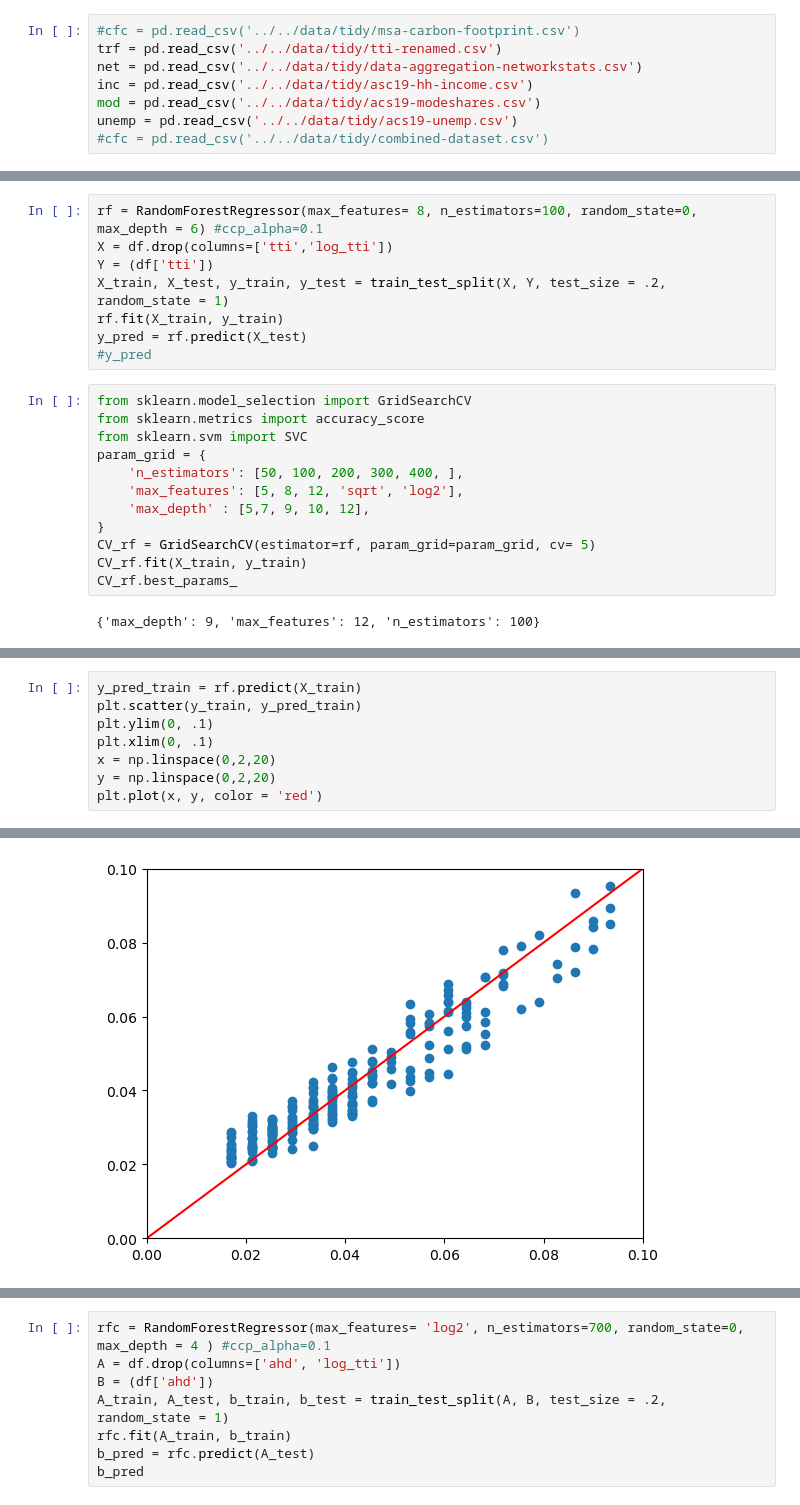
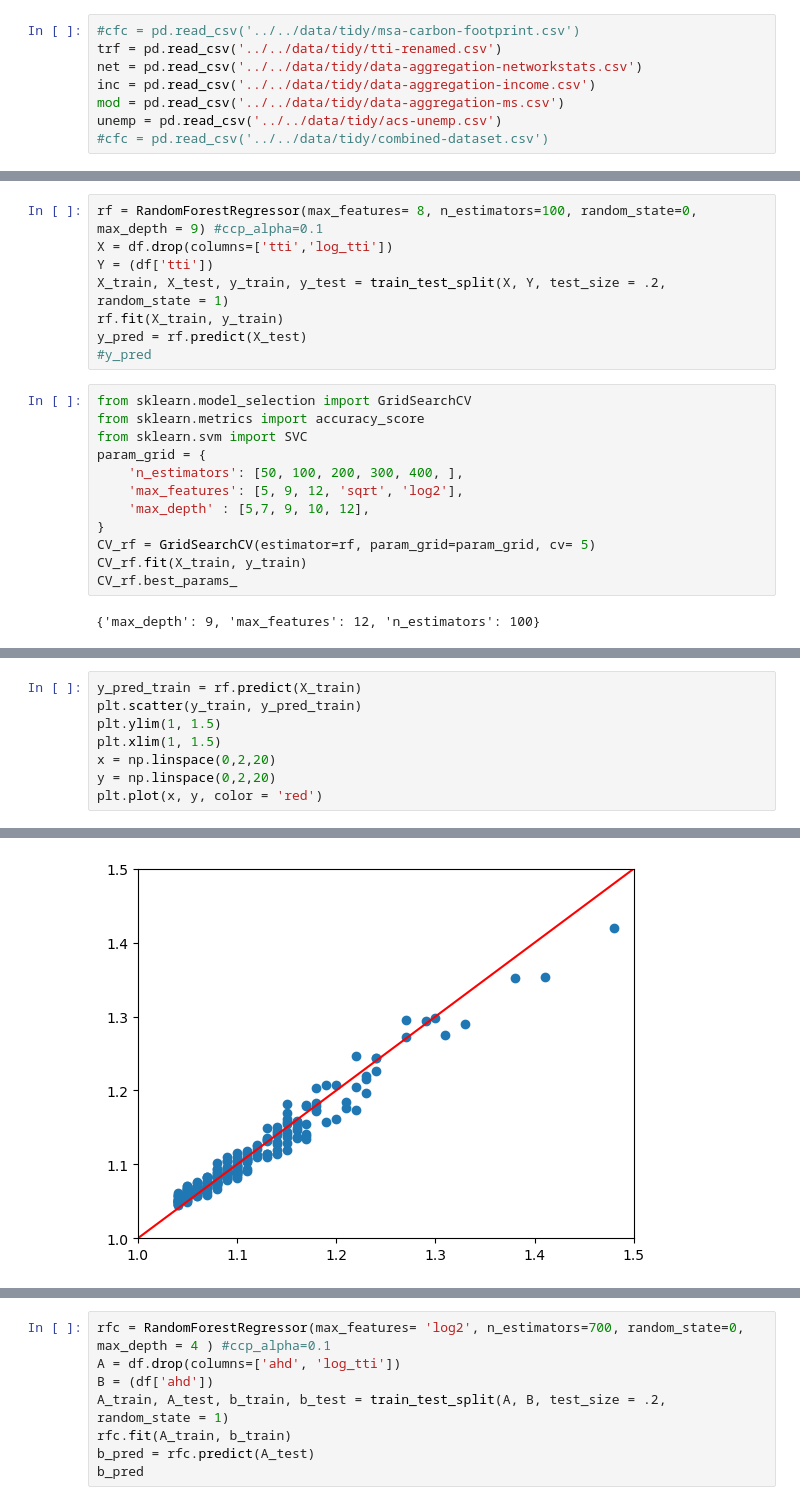
Before and after one commit to narslab/msa-emission-typologies, a Jupyter notebook: bin/jupyter/Congestion-exploration.ipynb, the cells around one changed output, grey strips where cells are left out. Drawn from its saved outputs; the diff is of its cells as text.

Commit message:
Updated to 2019 data, not including population

```diff
--- a/bin/jupyter/Congestion-exploration.ipynb
+++ b/bin/jupyter/Congestion-exploration.ipynb
@@ -28,9 +28,9 @@ from sklearn.inspection import permutation_importance
 #cfc = pd.read_csv('../../data/tidy/msa-carbon-footprint.csv')
 trf = pd.read_csv('../../data/tidy/tti-renamed.csv')
 net = pd.read_csv('../../data/tidy/data-aggregation-networkstats.csv')
-inc = pd.read_csv('../../data/tidy/asc19-hh-income.csv')
-mod = pd.read_csv('../../data/tidy/acs19-modeshares.csv')
-unemp = pd.read_csv('../../data/tidy/acs19-unemp.csv')
+inc = pd.read_csv('../../data/tidy/data-aggregation-income.csv')
+mod = pd.read_csv('../../data/tidy/data-aggregation-ms.csv')
+unemp = pd.read_csv('../../data/tidy/acs-unemp.csv')
 #cfc = pd.read_csv('../../data/tidy/combined-dataset.csv')
 # %%
 #ahd_list = df['ahd'].tolist()
@@ -118,7 +134,7 @@ filepath = Path('../../data/tidy/congestion-exploration.csv', index = False)
 filepath.parent.mkdir(parents=True, exist_ok=True)
 df.to_csv(filepath)
 # %%
-rf = RandomForestRegressor(max_features= 8, n_estimators=100, random_state=0, max_depth = 6) #ccp_alpha=0.1
+rf = RandomForestRegressor(max_features= 8, n_estimators=100, random_state=0, max_depth = 9) #ccp_alpha=0.1
 X = df.drop(columns=['tti','log_tti'])
 Y = (df['tti'])
 X_train, X_test, y_train, y_test = train_test_split(X, Y, test_size = .2, random_state = 1)
@@ -131,7 +147,7 @@ from sklearn.metrics import accuracy_score
 from sklearn.svm import SVC
 param_grid = {
     'n_estimators': [50, 100, 200, 300, 400, ],
-    'max_features': [5, 8, 12, 'sqrt', 'log2'],
+    'max_features': [5, 9, 12, 'sqrt', 'log2'],
     'max_depth' : [5,7, 9, 10, 12],
 }
 CV_rf = GridSearchCV(estimator=rf, param_grid=param_grid, cv= 5)
@@ -159,14 +175,14 @@ plt.savefig('../../figures/tti-pred')
 # %%
 y_pred_train = rf.predict(X_train)
 plt.scatter(y_train, y_pred_train)
-plt.ylim(0, .1)
-plt.xlim(0, .1)
+plt.ylim(1, 1.5)
+plt.xlim(1, 1.5)
 x = np.linspace(0,2,20)
 y = np.linspace(0,2,20)
 plt.plot(x, y, color = 'red')
 # %% [output]
 [<matplotlib.lines.Line2D at 0x...>]
-[figure, old version]
+[figure, new version]
 # %%
 result = permutation_importance(
     rf, X_test, y_test, n_repeats=10, random_state=42, n_jobs=2)
```
Also changed, not shown: parts of 9 cells of this notebook, 18 other files.
